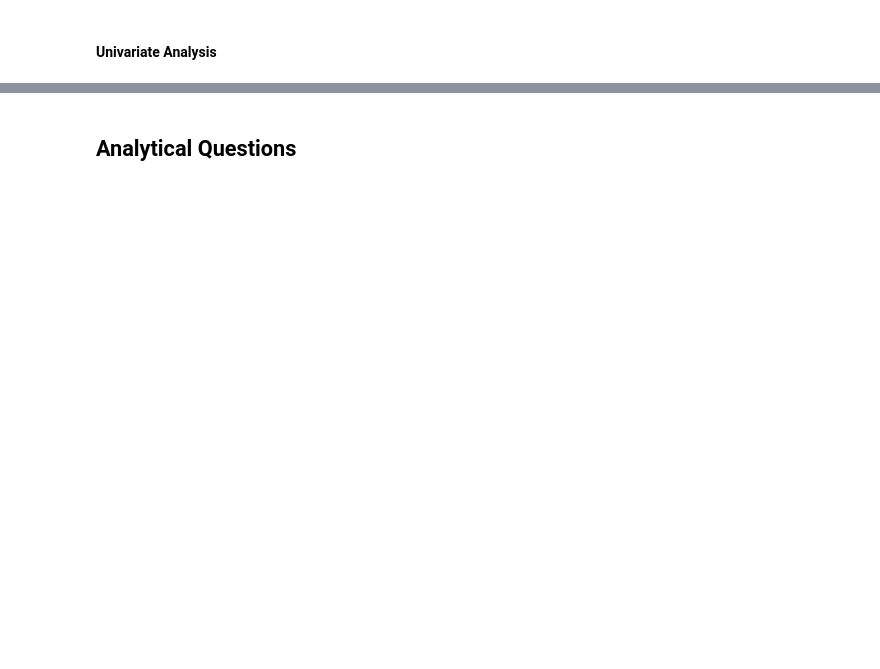
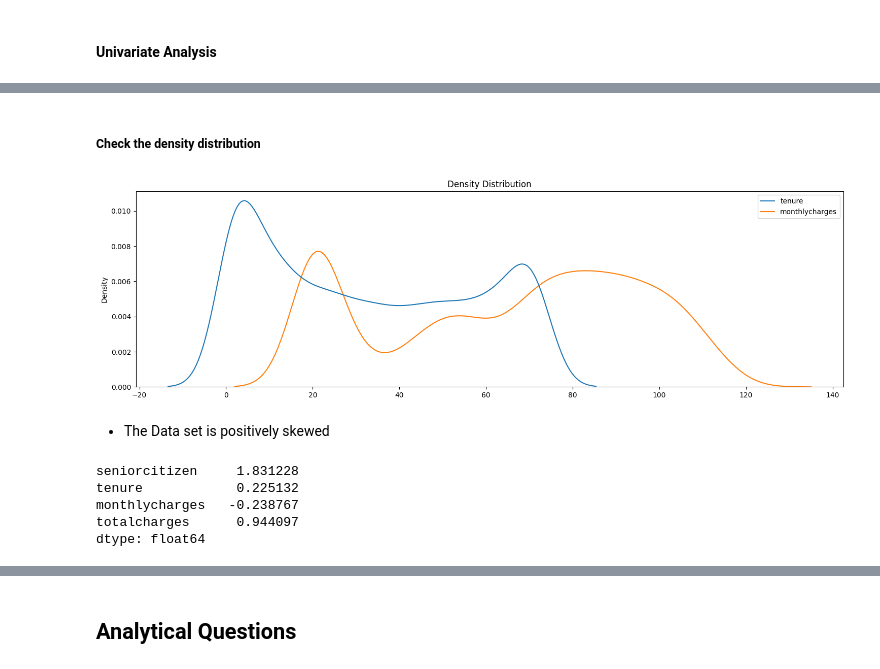
Before and after one commit to ZawadiLMG/Customer-Churn-Prediction, a Jupyter notebook: Notebooks/churn.ipynb, the cells around one changed output, grey strips where cells are left out. Saved outputs shown, nothing was run; the diff lists cells and outputs as text; code cells hidden in the pictures; blank space fills up the shorter version.

```diff
--- a/Notebooks/churn.ipynb
+++ b/Notebooks/churn.ipynb
@@ -386,0 +448,20 @@ memory usage: 788.1+ KB
+# %% [markdown]
+##### Check the density distribution
+# %%
+# check the density distribution
+plt.figure(figsize=(18,5))
+plt.title('Density Distribution')
+sns.kdeplot(training_data.drop(['totalcharges', 'seniorcitizen'], axis=1)) #drop these 2 columns due to their scales
+plt.show()
+# %% [output]
+[figure, added]
+# %% [markdown]
+- The Data set is positively skewed
+# %%
+training_data.select_dtypes(include='number').skew()
+# %% [output]
+seniorcitizen     1.831228
+tenure            0.225132
+monthlycharges   -0.238767
+totalcharges      0.944097
+dtype: float64
```
Also changed, not shown: parts of 154 cells of this notebook, 1 other file.
